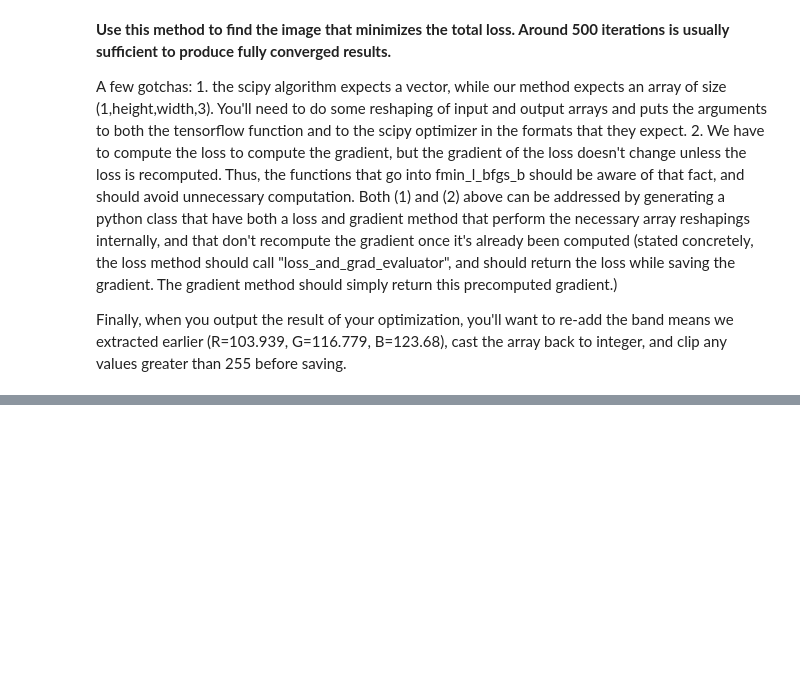
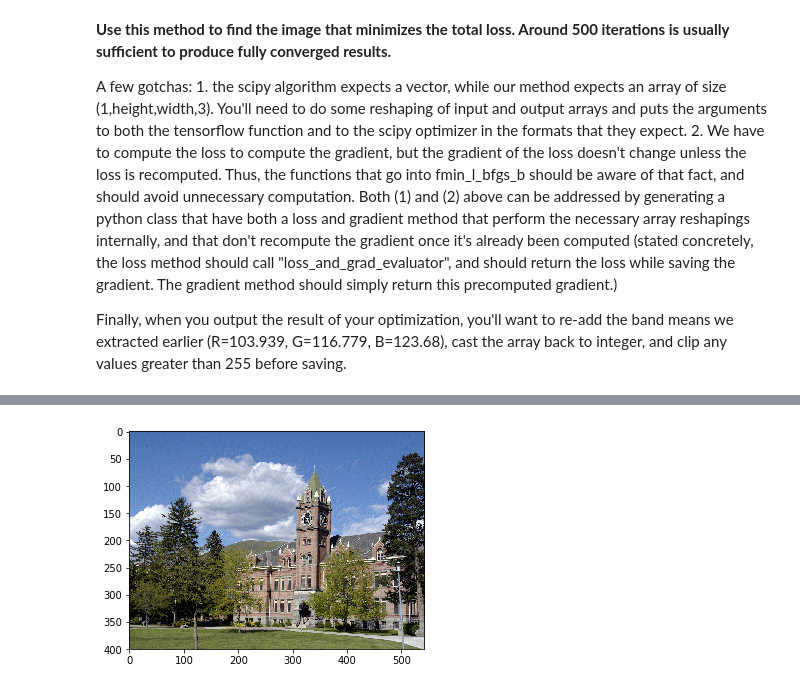
Before and after one commit to UMT-Computer-Vision-Spring-2019/project_5_neural_style_transfer, a Jupyter notebook: neural_style_transfer.ipynb, the cells around one changed output, grey strips where cells are left out. Drawn from its saved outputs; the diff is of its cells as text; code cells hidden in the pictures; blank space fills up the shorter version.

```diff
--- a/neural_style_transfer.ipynb
+++ b/neural_style_transfer.ipynb
@@ -330,6 +331,27 @@ We can now evaluate the loss and gradient for an arbitrary image input.  All tha
 # %%
 import scipy.optimize as sio
 sio.fmin_l_bfgs_b?
+# %%
+class grad_loss():
+    loss = None
+    grad = None
+    img_rows
+    img_cols
+
+    def __init__(self, img_rows, img_cols):
+        self.img_rows = img_rows
+        self.img_cols = img_cols
+
+    def get_grad(self, g):
+        print(g)
+        return self.grad.astype("float64")
+
+    def get_loss(self, input_img):
+        input_img = input_img.reshape((1,self.img_rows,self.img_cols,3))
+        l, g = loss_and_grad_evaluator([input_img])
+        self.grad = g.flatten()
+        print(l.shape)
+        return l
 # %% [markdown]
 **Use this method to find the image that minimizes the total loss.  Around 500 iterations is usually sufficient to produce fully converged results.**
 
@@ -337,4 +359,7 @@ A few gotchas: 1. the scipy algorithm expects a vector, while our method expects
 
 Finally, when you output the result of your optimization, you'll want to re-add the band means we extracted earlier (R=103.939, G=116.779, B=123.68), cast the array back to integer, and clip any values greater than 255 before saving.
 # %%
-sio.fmin_l_bfgs_b(func, x0, fprime=None, args=(), approx_grad=0, bounds=None, m=10, factr=10000000.0, pgtol=1e-05, epsilon=1e-08, iprint=-1, maxfun=15000, maxiter=15000, disp=None, callback=None, maxls=20)
+gLoss = grad_loss(img_rows,img_cols)
+
+
+results = sio.fmin_l_bfgs_b(gLoss.get_loss, content_img, fprime=gLoss.get_grad, m=10, factr=10000000.0, pgtol=1e-05, epsilon=1e-08, iprint=1, maxiter=500, disp=None, callback=None, maxls=20)
@@ -340,0 +384,16 @@ sio.fmin_l_bfgs_b(func, x0, fprime=None, args=(), approx_grad=0, bounds=None, m=
+# %%
+new_pic = results[0]
+# %%
+new_pic = new_pic.reshape(img_rows,img_cols,3)
+new_pic[:,:,0:1] += 103.939
+new_pic[:,:,1:2] += 116.779
+new_pic[:,:,2:3] += 123.68
+
+new_pic = new_pic.astype(int)
+
+new_pic = np.clip(new_pic, 0, 255)
+# %%
+plt.imshow(new_pic)
+plt.show()
+# %% [output]
+[figure, added]
```
Also changed, not shown: parts of 10 cells of this notebook, 1 other file.
